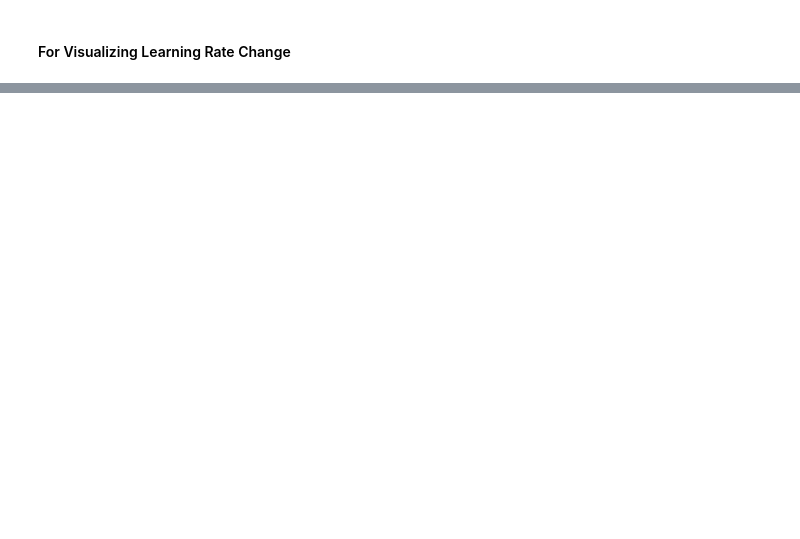
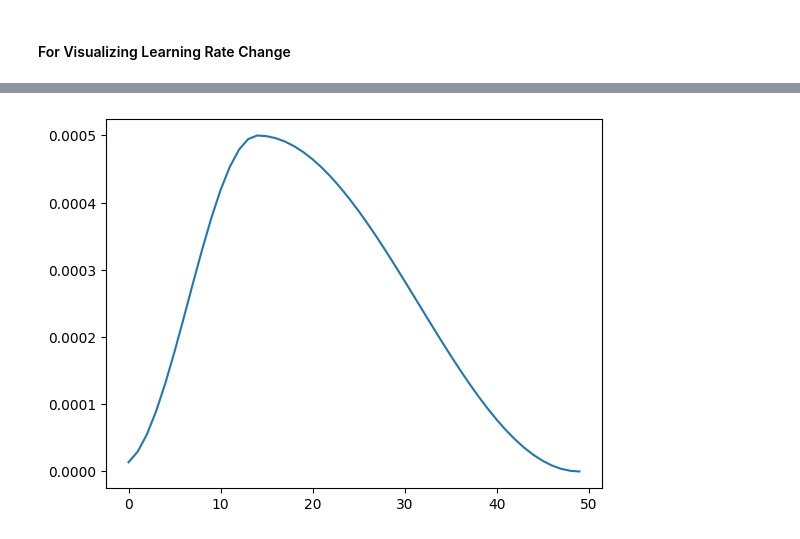
Before and after one commit to Semmn/LaneDetection-Unet, a Jupyter notebook: train/unsupervised/pixel_reconstruction/lr_scheduler_vis.ipynb, the cells around one changed output, grey strips where cells are left out. Saved outputs shown, nothing was run; the diff lists cells and outputs as text; code cells hidden in the pictures; blank space fills up the shorter version.

```diff
--- a/train/unsupervised/pixel_reconstruction/lr_scheduler_vis.ipynb
+++ b/train/unsupervised/pixel_reconstruction/lr_scheduler_vis.ipynb
@@ -12 +78,37 @@ optimizer = torch.optim.SGD(model.parameters(), lr=0.01)
+# %%
+import timm.scheduler
+
+# one_cycle:
+#     epoch: 60
+#     max_lr: 0.0006
+#     pct: 0.3
+#     anneal_strategy: 'cos'
+#     div: 60
+#     f_div: 10000
+#     three_phase: False
+
+EPOCHS=50
+STEP_PER_EPOCH=432
+MAX_LR=0.0005
+PCT=0.3
+ANNEAL_STRATEGY='cos' # 'cos' or 'linear'
+DIV=60
+F_DIV=10000
+THREE_PHASE=False
+
+optimizer = torch.optim.SGD(model.parameters(), lr=LR) # in case of one_cycle, the LR in optimizer object is ignored.
+scheduler = torch.optim.lr_scheduler.OneCycleLR(optimizer, max_lr=MAX_LR, epochs=EPOCHS, steps_per_epoch=STEP_PER_EPOCH, pct_start=PCT,
+                                                anneal_strategy=ANNEAL_STRATEGY, div_factor=DIV, final_div_factor=F_DIV, three_phase=THREE_PHASE)
+
+lrs = []
+for i in range(EPOCHS):
+    for j in range(STEP_PER_EPOCH):
+        optimizer.step()
+        scheduler.step()
+    lrs.append(optimizer.param_groups[0]['lr'])
+
+plt.plot(range(EPOCHS), lrs)
+plt.show()
+# %% [output]
+[figure, added]
 # %%
```
Also changed, not shown: parts of 26 cells of this notebook, 16 other files.
